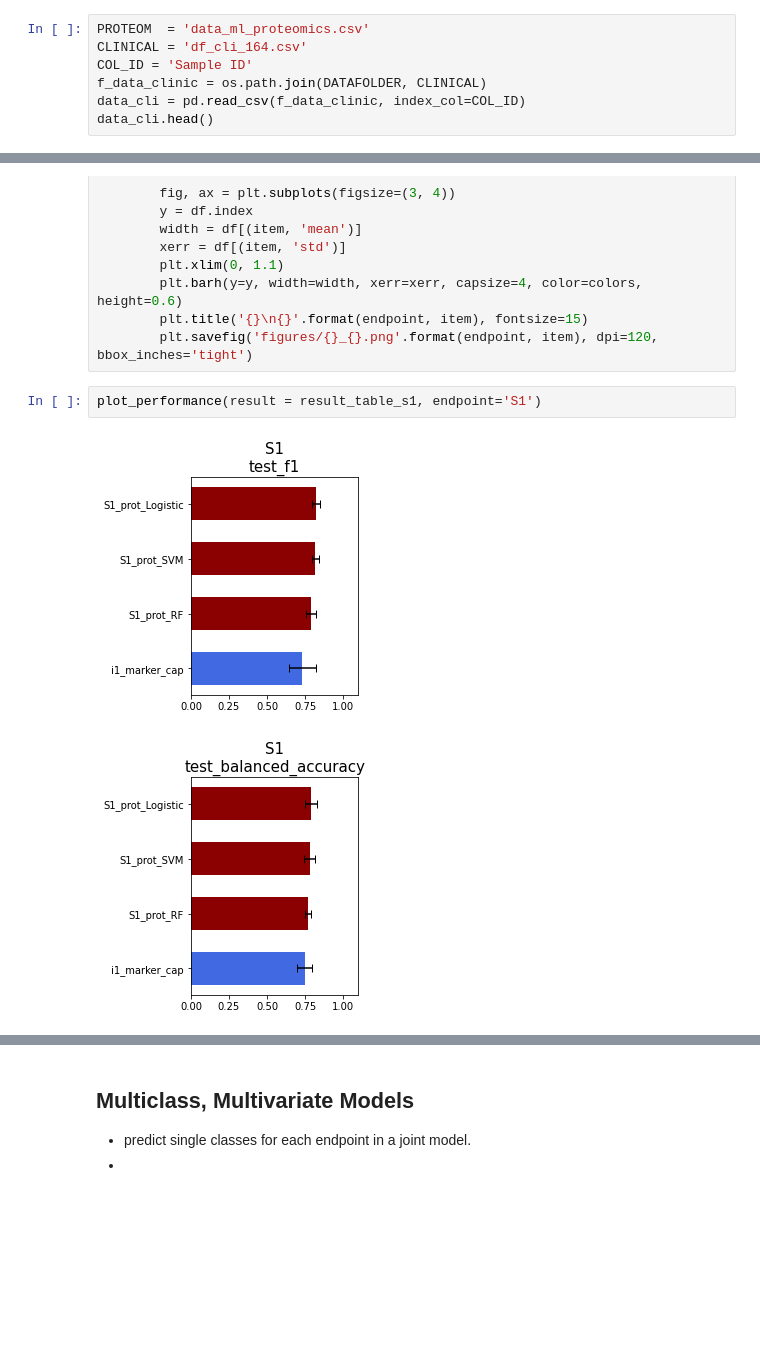
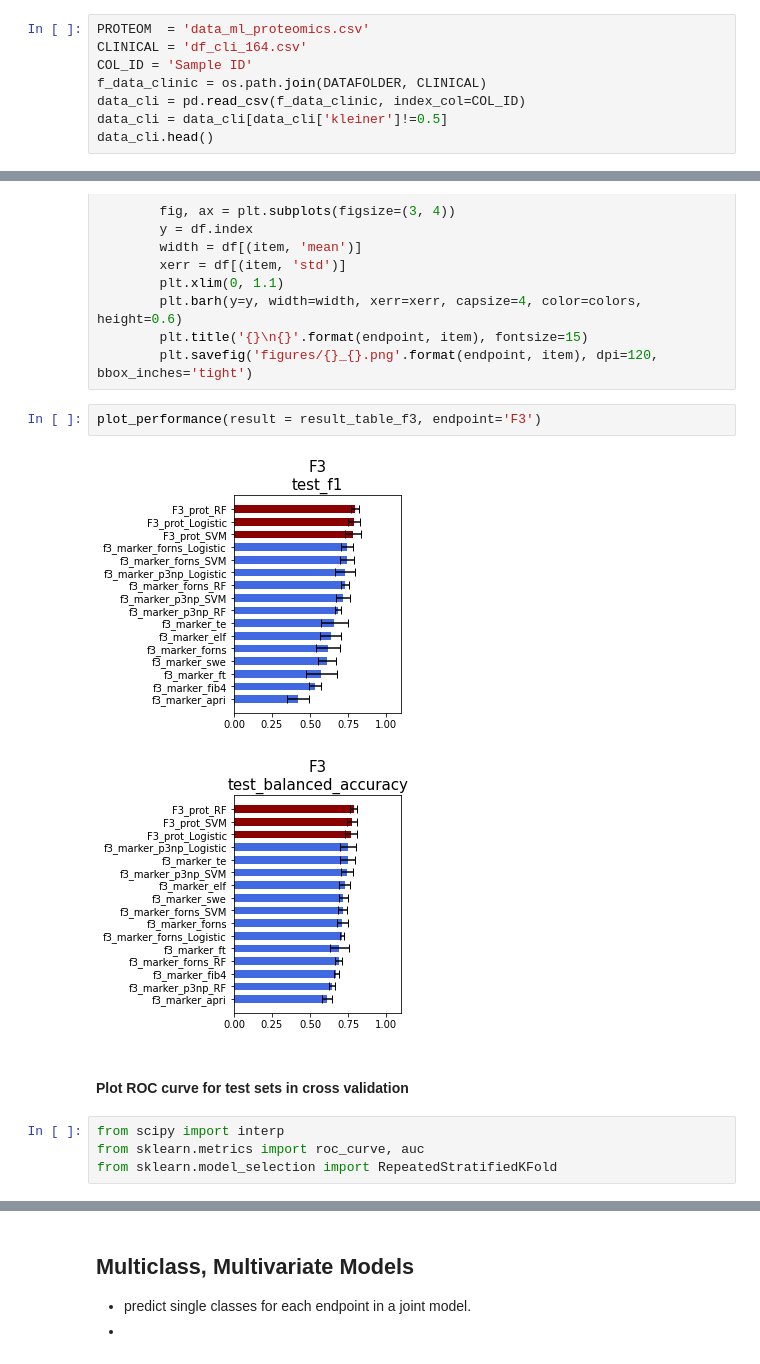
Before and after one commit to llniu/ALD-study, a Jupyter notebook: ald_analysis_hw.ipynb, the cells around one changed output, grey strips where cells are left out. Cells and saved outputs as stored; diff of their text form; blank space fills up the shorter version.

```diff
--- a/ald_analysis_hw.ipynb
+++ b/ald_analysis_hw.ipynb
@@ -457,6 +457,7 @@ CLINICAL = 'df_cli_164.csv'
 COL_ID = 'Sample ID'
 f_data_clinic = os.path.join(DATAFOLDER, CLINICAL)
 data_cli = pd.read_csv(f_data_clinic, index_col=COL_ID)
+data_cli = data_cli[data_cli['kleiner']!=0.5]
 data_cli.head()
 # %% [output]
 |  | age | kleiner | cpa | nas | ... | group | group2 | type | fibrosis_class |
@@ -1558,7 +1558,13 @@ def plot_performance(result, endpoint):
         plt.title('{}\n{}'.format(endpoint, item), fontsize=15)
         plt.savefig('figures/{}_{}.png'.format(endpoint, item), dpi=120, bbox_inches='tight')
 # %%
-plot_performance(result = result_table_s1, endpoint='S1')
+plot_performance(result = result_table_f3, endpoint='F3')
 # %% [output]
-[figure, old version]
+[figure, new version]
-[figure, old version]
+[figure, new version]
+# %% [markdown]
+#### Plot ROC curve for test sets in cross validation
+# %%
+from scipy import interp
+from sklearn.metrics import roc_curve, auc
+from sklearn.model_selection import RepeatedStratifiedKFold
```
Also changed, not shown: parts of 33 cells of this notebook.
